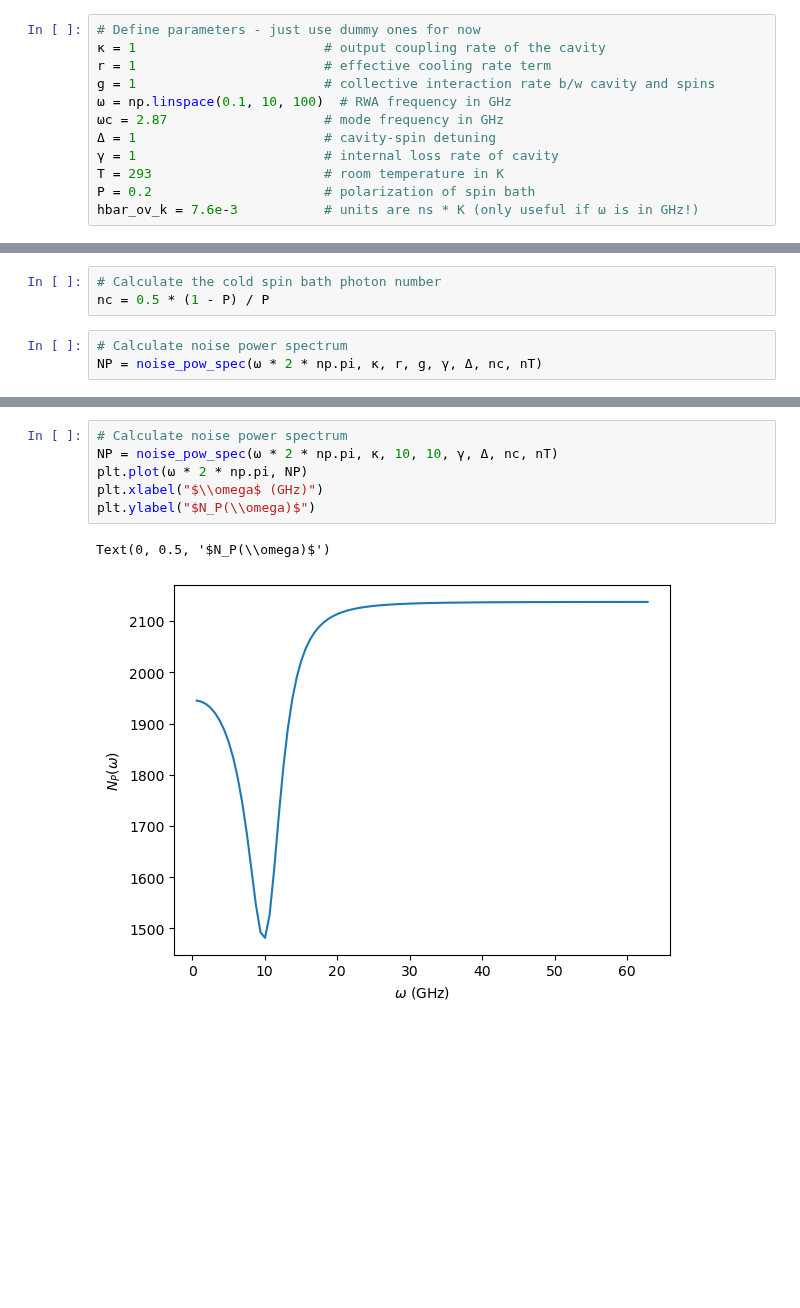
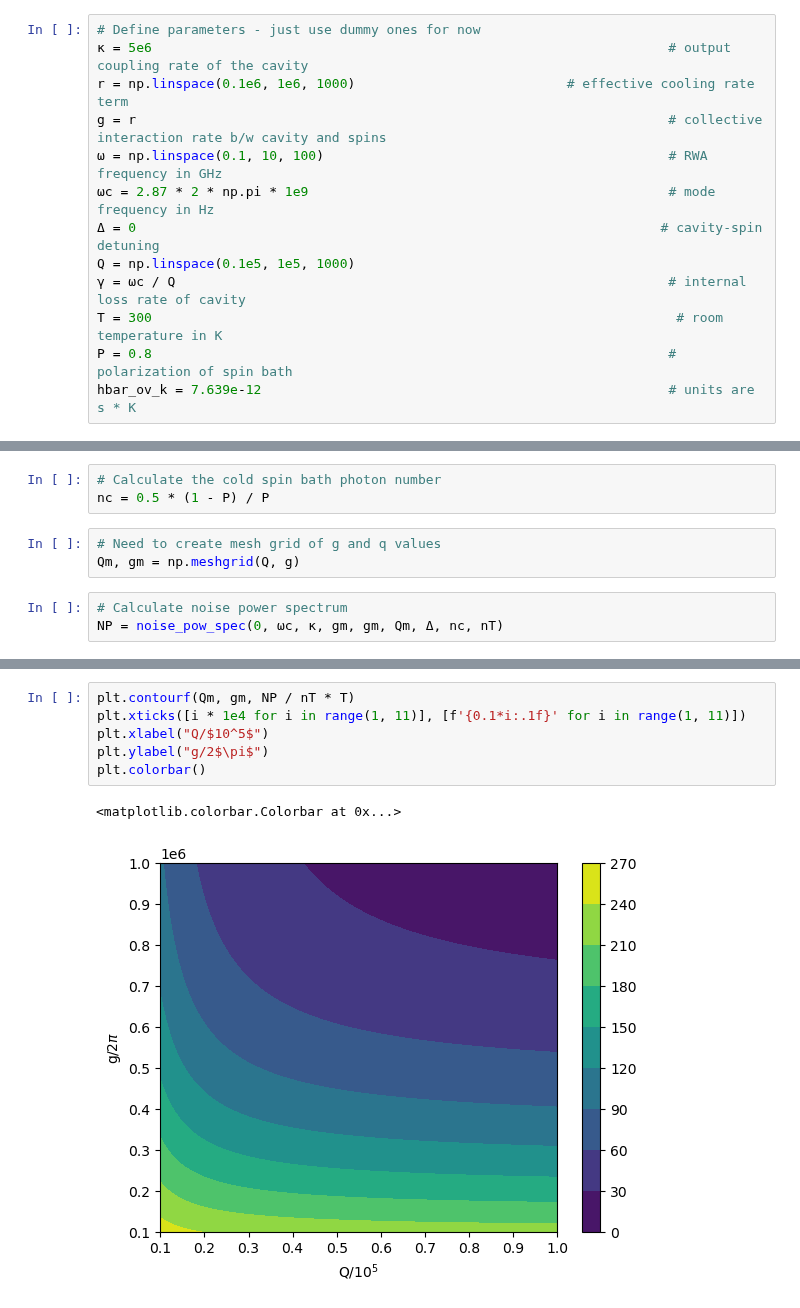
Before and after one commit to jleamer/mode_cooling, a Jupyter notebook: noise_power_spectrum.ipynb, the cells around one changed output, grey strips where cells are left out. Drawn from its saved outputs; the diff is of its cells as text; blank space fills up the shorter version.

```diff
--- a/noise_power_spectrum.ipynb
+++ b/noise_power_spectrum.ipynb
@@ -11,22 +11,26 @@ def noise_pow_spec(ω, κ, r, g, γ, Δ, nc, nT):
     return nT + a * num / (den_b + g ** 2 * den_c + g ** 4)
 # %%
 # Define parameters - just use dummy ones for now
-κ = 1                        # output coupling rate of the cavity
-r = 1                        # effective cooling rate term
-g = 1                        # collective interaction rate b/w cavity and spins
-ω = np.linspace(0.1, 10, 100)  # RWA frequency in GHz
-ωc = 2.87                    # mode frequency in GHz
-Δ = 1                        # cavity-spin detuning
-γ = 1                        # internal loss rate of cavity
-T = 293                      # room temperature in K
-P = 0.2                      # polarization of spin bath
-hbar_ov_k = 7.6e-3           # units are ns * K (only useful if ω is in GHz!)
+κ = 5e6                                                                  # output coupling rate of the cavity
+r = np.linspace(0.1e6, 1e6, 1000)                           # effective cooling rate term
+g = r                                                                    # collective interaction rate b/w cavity and spins
+ω = np.linspace(0.1, 10, 100)                                            # RWA frequency in GHz
+ωc = 2.87 * 2 * np.pi * 1e9                                              # mode frequency in Hz
+Δ = 0                                                                   # cavity-spin detuning
+Q = np.linspace(0.1e5, 1e5, 1000)
+γ = ωc / Q                                                               # internal loss rate of cavity
+T = 300                                                                   # room temperature in K
+P = 0.8                                                                  # polarization of spin bath
+hbar_ov_k = 7.639e-12                                                    # units are s * K
 # %%
 # Calculate room temperature number of photons
 nT = (np.exp(hbar_ov_k * ωc * 2 * np.pi / T) - 1) ** -1
 # %%
 # Calculate the cold spin bath photon number
 nc = 0.5 * (1 - P) / P
+# %%
+# Need to create mesh grid of g and q values
+Qm, gm = np.meshgrid(Q, g)
 # %%
 # Calculate noise power spectrum
-NP = noise_pow_spec(ω * 2 * np.pi, κ, r, g, γ, Δ, nc, nT)
+NP = noise_pow_spec(0, ωc, κ, gm, gm, Qm, Δ, nc, nT)
@@ -40,9 +37,9 @@ Text(0, 0.5, '$N_P(\\omega)$')
-# %%
-# Calculate noise power spectrum
-NP = noise_pow_spec(ω * 2 * np.pi, κ, 10, 10, γ, Δ, nc, nT)
-plt.plot(ω * 2 * np.pi, NP)
-plt.xlabel("$\\omega$ (GHz)")
-plt.ylabel("$N_P(\\omega)$")
-# %% [output]
-Text(0, 0.5, '$N_P(\\omega)$')
-[figure, removed]
+# %%
+plt.contourf(Qm, gm, NP / nT * T)
+plt.xticks([i * 1e4 for i in range(1, 11)], [f'{0.1*i:.1f}' for i in range(1, 11)])
+plt.xlabel("Q/$10^5$")
+plt.ylabel("g/2$\pi$")
+plt.colorbar()
+# %% [output]
+<matplotlib.colorbar.Colorbar at 0x...>
+[figure, added]
```
Also changed, not shown: parts of 4 cells of this notebook.
